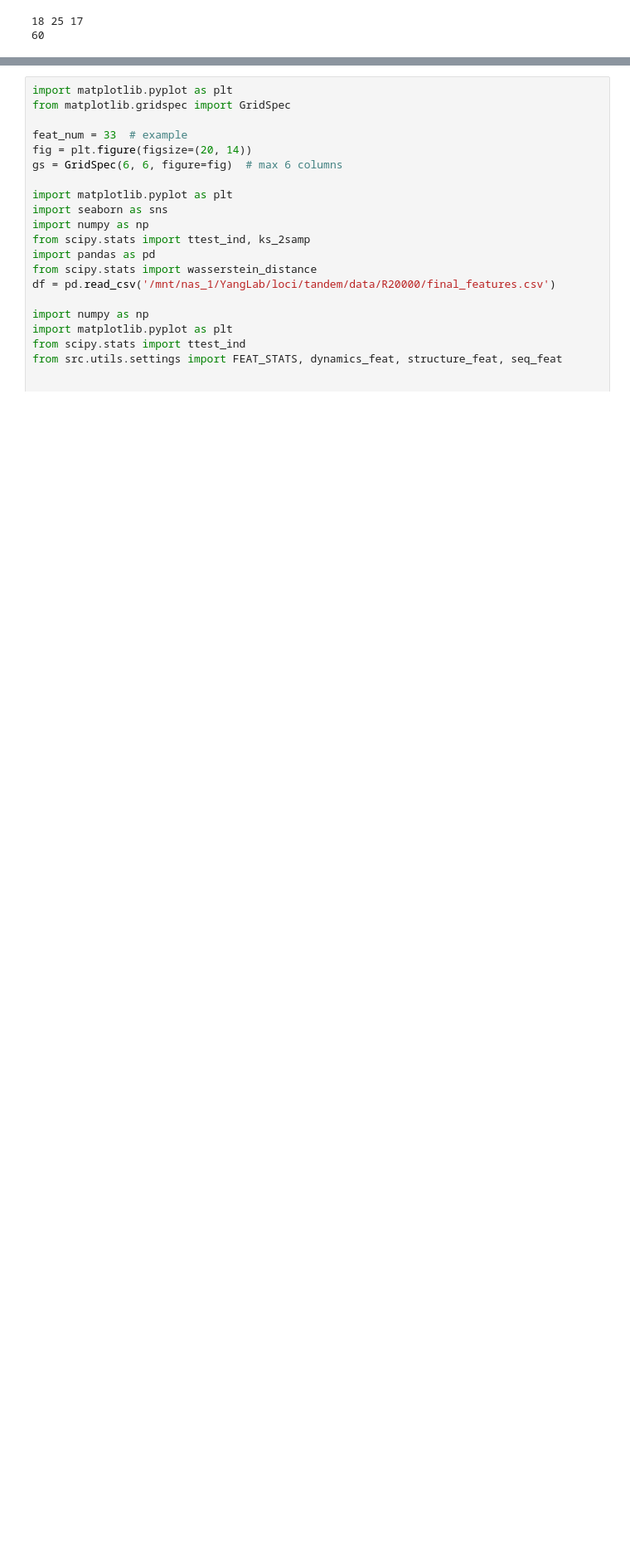
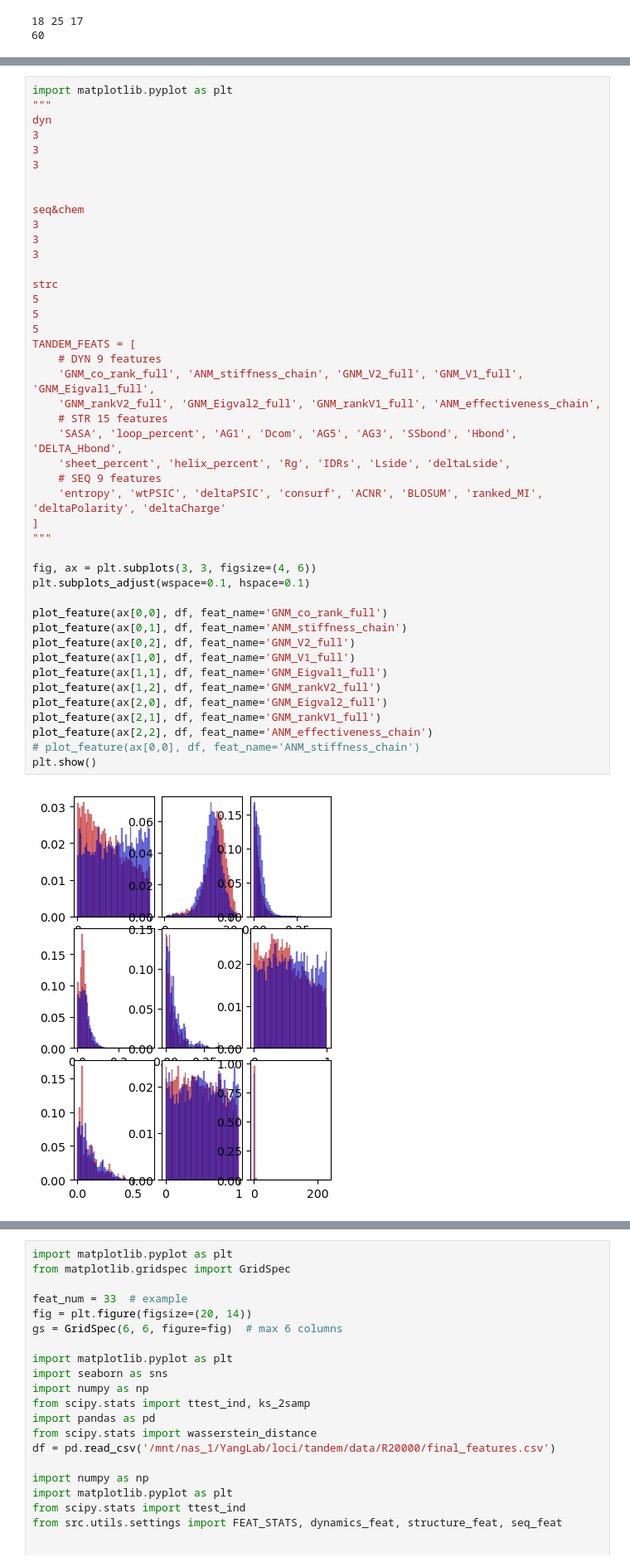
Before and after one commit to locitran/tandem, a Jupyter notebook: data/R20000/feature_visualization.ipynb, the cells around one changed output, grey strips where cells are left out. Shown at 83% size. Cells and saved outputs as stored; diff of their text form; blank space fills up the shorter version.

```diff
--- a/data/R20000/feature_visualization.ipynb
+++ b/data/R20000/feature_visualization.ipynb
@@ -241,0 +306,46 @@ df = pd.read_csv('/mnt/nas_1/YangLab/loci/tandem/data/R20000/final_features.csv'
+# %%
+import matplotlib.pyplot as plt
+"""
+dyn
+3
+3
+3
+
+
+seq&chem
+3
+3
+3
+
+strc
+5
+5
+5
+TANDEM_FEATS = [
+    # DYN 9 features
+    'GNM_co_rank_full', 'ANM_stiffness_chain', 'GNM_V2_full', 'GNM_V1_full', 'GNM_Eigval1_full',
+    'GNM_rankV2_full', 'GNM_Eigval2_full', 'GNM_rankV1_full', 'ANM_effectiveness_chain',
+    # STR 15 features
+    'SASA', 'loop_percent', 'AG1', 'Dcom', 'AG5', 'AG3', 'SSbond', 'Hbond', 'DELTA_Hbond',
+    'sheet_percent', 'helix_percent', 'Rg', 'IDRs', 'Lside', 'deltaLside',
+    # SEQ 9 features
+    'entropy', 'wtPSIC', 'deltaPSIC', 'consurf', 'ACNR', 'BLOSUM', 'ranked_MI', 'deltaPolarity', 'deltaCharge'
+]
+"""
+
+fig, ax = plt.subplots(3, 3, figsize=(4, 6))
+plt.subplots_adjust(wspace=0.1, hspace=0.1)
+
+plot_feature(ax[0,0], df, feat_name='GNM_co_rank_full')
+plot_feature(ax[0,1], df, feat_name='ANM_stiffness_chain')
+plot_feature(ax[0,2], df, feat_name='GNM_V2_full')
+plot_feature(ax[1,0], df, feat_name='GNM_V1_full')
+plot_feature(ax[1,1], df, feat_name='GNM_Eigval1_full')
+plot_feature(ax[1,2], df, feat_name='GNM_rankV2_full')
+plot_feature(ax[2,0], df, feat_name='GNM_Eigval2_full')
+plot_feature(ax[2,1], df, feat_name='GNM_rankV1_full')
+plot_feature(ax[2,2], df, feat_name='ANM_effectiveness_chain')
+# plot_feature(ax[0,0], df, feat_name='ANM_stiffness_chain')
+plt.show()
+# %% [output]
+[figure, added]
```
Also changed, not shown: parts of 2 cells of this notebook, 10 other files.
